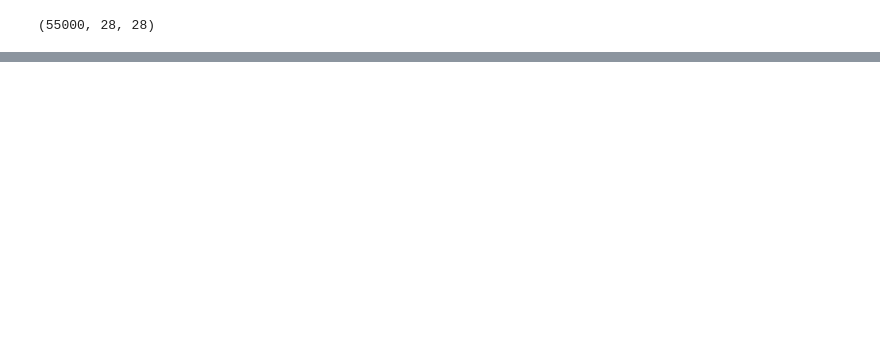
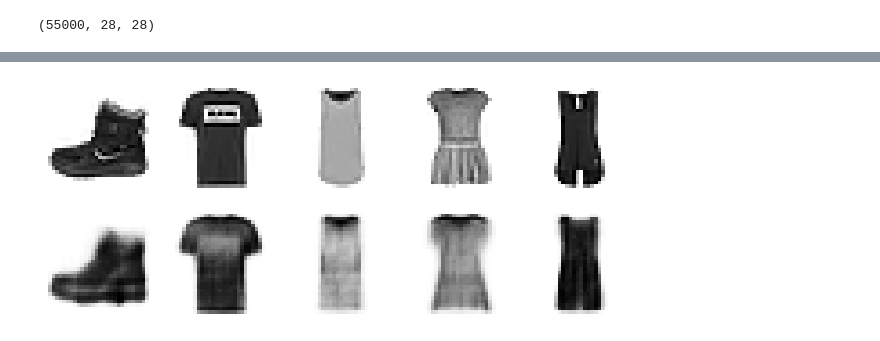
Before and after one commit to Nathan-Mekuria-Solomon/ML-practice, a Jupyter notebook: autoencoders_and_GAN/PCA_linear_autoencoder.ipynb, the cells around one changed output, grey strips where cells are left out. Cells and saved outputs as stored; diff of their text form; code cells hidden in the pictures; blank space fills up the shorter version.

```diff
--- a/autoencoders_and_GAN/PCA_linear_autoencoder.ipynb
+++ b/autoencoders_and_GAN/PCA_linear_autoencoder.ipynb
@@ -24,22 +32,22 @@ X_train.shape
 # %%
 # stacked autoencoder
 encoder = keras.models.Sequential([
-    keras.layers.Input([28, 28]),
-    keras.layers.Flatten(),
+    keras.layers.Flatten(input_shape= [28, 28]),
     keras.layers.Dense(100, activation= "selu"),
     keras.layers.Dense(30, activation= "selu")
 ])
 
 decoder = keras.models.Sequential([
-    keras.layers.Input([30]),
-    keras.layers.Dense(100, activation= "selu"),
+    keras.layers.Dense(100, activation= "selu", input_shape= [30]),
     keras.layers.Dense(28 * 28, activation= "sigmoid"),
     keras.layers.Reshape([28, 28])
 ])
 
 stacked_ae = keras.models.Sequential([encoder, decoder])
 # %%
-stacked_ae.compile([
-    loss= "binary_categorical_crossentropy",
-    optimizer = keras.
-])
+stacked_ae.compile(
+    loss= "binary_crossentropy",
+    optimizer= keras.optimizers.SGD(learning_rate= 1.5)
+)
+
+history = stacked_ae.fit(X_train, X_train, epochs= 20, validation_data= [X_valid, X_valid]) # no y_train, y_valid
@@ -45,0 +72,22 @@ stacked_ae.compile([
+# %%
+# visualize the reconstruction
+import matplotlib.pyplot as plt
+%matplotlib inline
+
+def plot_image(image):
+  plt.imshow(image, cmap= "binary") # binary : white = 0, black = 1, reverse of gray
+  plt.axis("off")
+
+def show_reconstructions(model, n_images= 5):
+  reconstructions =model.predict(X_valid[ :n_images])
+  fig = plt.figure(figsize= (n_images * 1.5, 3))
+  for image_index in range(n_images):
+    plt.subplot(2, n_images, image_index + 1)
+    plot_image(X_valid[image_index])
+    plt.subplot(2, n_images, 1 + n_images + image_index)
+    plot_image(reconstructions[image_index])
+
+  fig.show()
+
+show_reconstructions(stacked_ae)
+# %% [output]
@@ -45,0 +95 @@ stacked_ae.compile([
+[figure, added]
```
Also changed, not shown: parts of 5 cells of this notebook.
